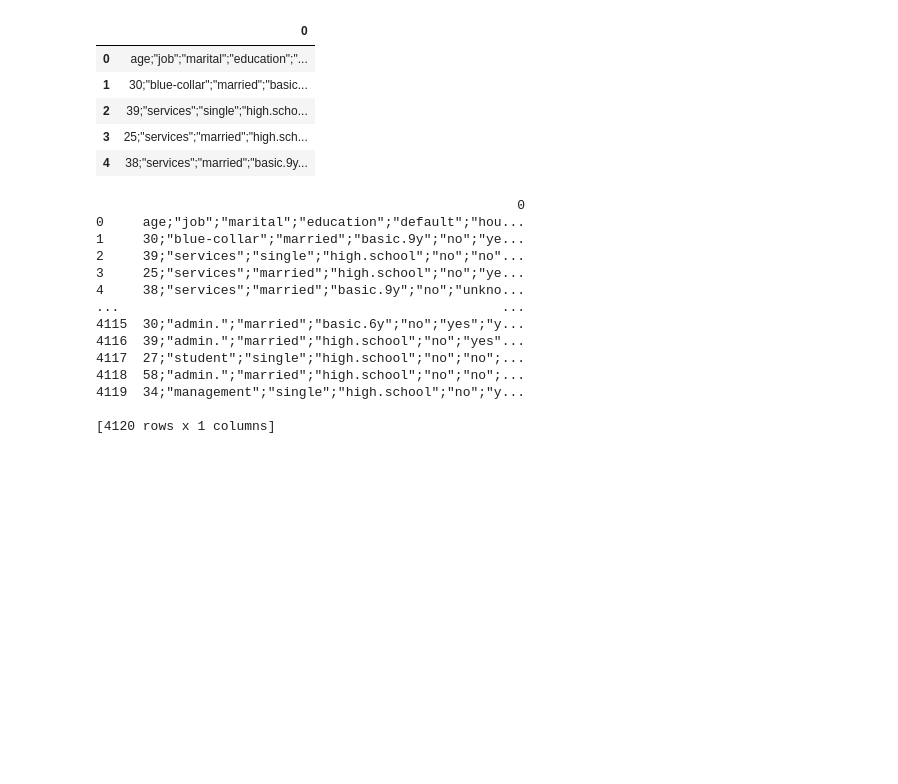
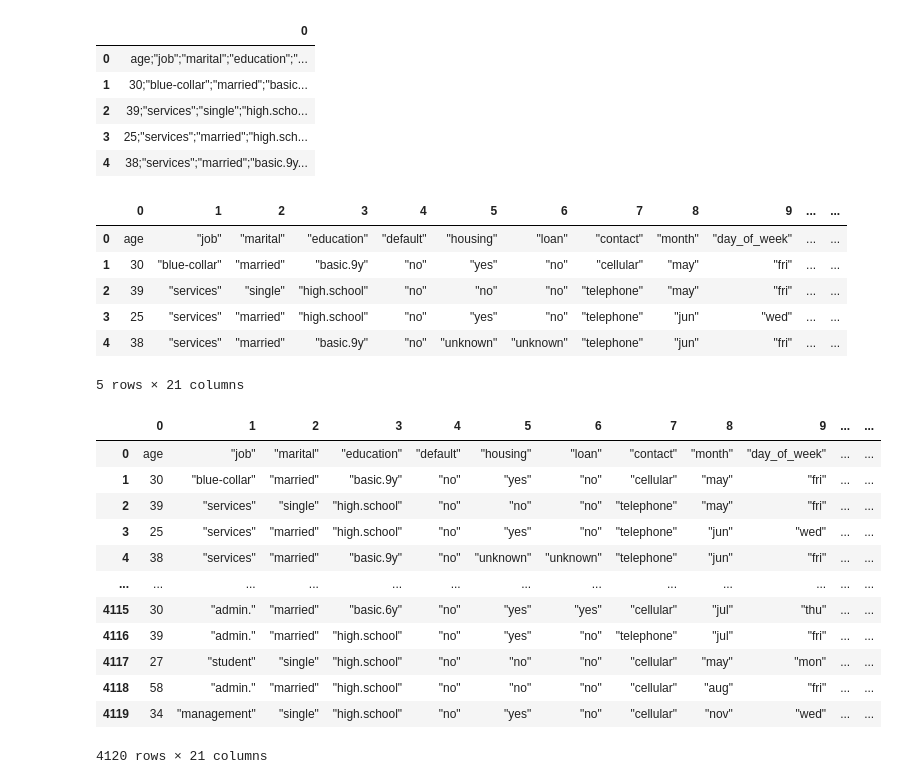
Before and after one commit to Yali20212021/ADMN5016-Assignment---Yali, a Jupyter notebook: ADMN5016 Assignment - Yali.ipynb, the cells around one changed output. Saved outputs shown, nothing was run; the diff lists cells and outputs as text; code cells hidden in the pictures; blank space fills up the shorter version.

```diff
--- a/ADMN5016 Assignment - Yali.ipynb
+++ b/ADMN5016 Assignment - Yali.ipynb
@@ -29,21 +179,30 @@ df.head(5)
 | 3 | 25;"services";"married";"high.sch... |
 | 4 | 38;"services";"married";"basic.9y... |
 # %%
-# Sorry I am trying to split the column, but have not been successful yet
-df[0].str.split(';',expand=True)
-print(df)
+# split column
+df1=df[0].str.split(';',expand=True)
+df1.head(5)
 # %% [output]
+|  | 0 | 1 | 2 | 3 | 4 | 5 | 6 | 7 | 8 | 9 | ... | ... |
+| 0 | age | "job" | "marital" | "education" | "default" | "housing" | "loan" | "contact" | "month" | "day_of_week" | ... | ... |
+| 1 | 30 | "blue-collar" | "married" | "basic.9y" | "no" | "yes" | "no" | "cellular" | "may" | "fri" | ... | ... |
+| 2 | 39 | "services" | "single" | "high.school" | "no" | "no" | "no" | "telephone" | "may" | "fri" | ... | ... |
+| 3 | 25 | "services" | "married" | "high.school" | "no" | "yes" | "no" | "telephone" | "jun" | "wed" | ... | ... |
+| 4 | 38 | "services" | "married" | "basic.9y" | "no" | "unknown" | "unknown" | "telephone" | "jun" | "fri" | ... | ... |
-                                                      0
-0     age;"job";"marital";"education";"default";"hou...
-1     30;"blue-collar";"married";"basic.9y";"no";"ye...
-2     39;"services";"single";"high.school";"no";"no"...
-3     25;"services";"married";"high.school";"no";"ye...
-4     38;"services";"married";"basic.9y";"no";"unkno...
-...                                                 ...
-4115  30;"admin.";"married";"basic.6y";"no";"yes";"y...
-4116  39;"admin.";"married";"high.school";"no";"yes"...
-4117  27;"student";"single";"high.school";"no";"no";...
-4118  58;"admin.";"married";"high.school";"no";"no";...
-4119  34;"management";"single";"high.school";"no";"y...
-
-[4120 rows x 1 columns]
+5 rows × 21 columns
+# %%
+df1
+# %% [output]
+|  | 0 | 1 | 2 | 3 | 4 | 5 | 6 | 7 | 8 | 9 | ... | ... |
+| 0 | age | "job" | "marital" | "education" | "default" | "housing" | "loan" | "contact" | "month" | "day_of_week" | ... | ... |
+| 1 | 30 | "blue-collar" | "married" | "basic.9y" | "no" | "yes" | "no" | "cellular" | "may" | "fri" | ... | ... |
+| 2 | 39 | "services" | "single" | "high.school" | "no" | "no" | "no" | "telephone" | "may" | "fri" | ... | ... |
+| 3 | 25 | "services" | "married" | "high.school" | "no" | "yes" | "no" | "telephone" | "jun" | "wed" | ... | ... |
+| 4 | 38 | "services" | "married" | "basic.9y" | "no" | "unknown" | "unknown" | "telephone" | "jun" | "fri" | ... | ... |
+| ... | ... | ... | ... | ... | ... | ... | ... | ... | ... | ... | ... | ... |
+| 4115 | 30 | "admin." | "married" | "basic.6y" | "no" | "yes" | "yes" | "cellular" | "jul" | "thu" | ... | ... |
+| 4116 | 39 | "admin." | "married" | "high.school" | "no" | "yes" | "no" | "telephone" | "jul" | "fri" | ... | ... |
+| 4117 | 27 | "student" | "single" | "high.school" | "no" | "no" | "no" | "cellular" | "may" | "mon" | ... | ... |
+| 4118 | 58 | "admin." | "married" | "high.school" | "no" | "no" | "no" | "cellular" | "aug" | "fri" | ... | ... |
+| 4119 | 34 | "management" | "single" | "high.school" | "no" | "yes" | "no" | "cellular" | "nov" | "wed" | ... | ... |
+4120 rows × 21 columns
```
Also changed, not shown: parts of 84 cells of this notebook, 1 other file.
